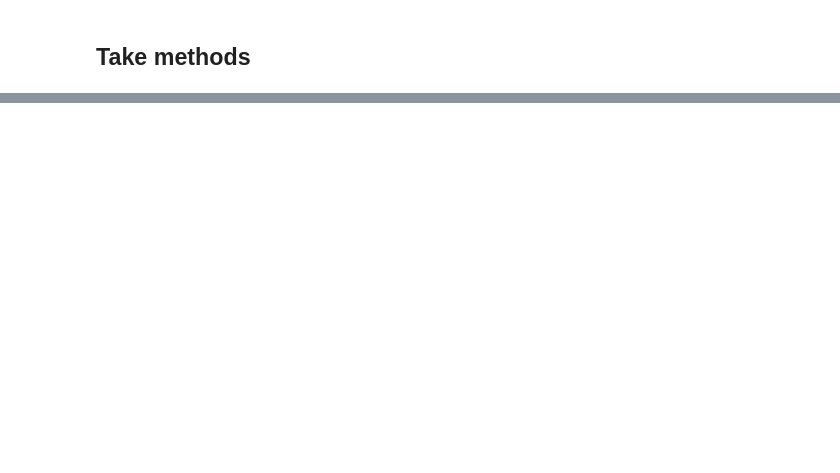
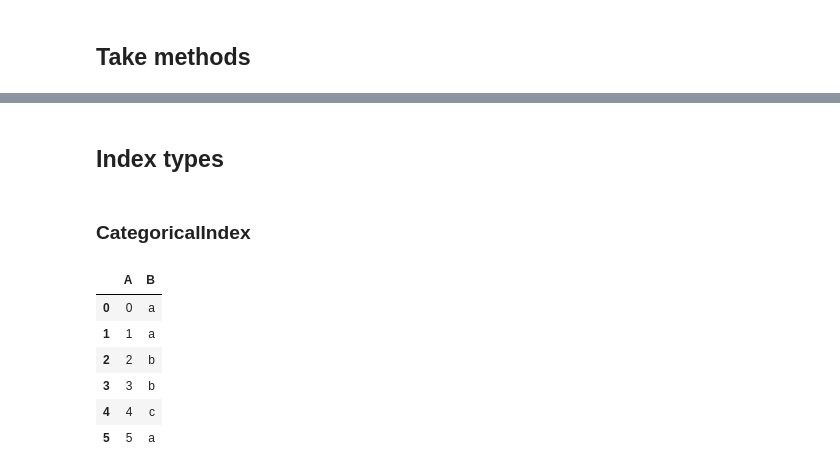
Before and after one commit to shizidushu/pandas-docs-coding-notebook, a Jupyter notebook: multiindex-advanced-indexing.ipynb, the cells around one changed output, grey strips where cells are left out. Cells and saved outputs as stored; diff of their text form; code cells hidden in the pictures; blank space fills up the shorter version.

```diff
--- a/multiindex-advanced-indexing.ipynb
+++ b/multiindex-advanced-indexing.ipynb
@@ -1225,0 +1340,4 @@ dfm.loc[(0, 'y'):(1,'z')]
+# %% [markdown]
+## Index types
+# %% [markdown]
+### CategoricalIndex
@@ -1225,0 +1346,12 @@ dfm.loc[(0, 'y'):(1,'z')]
+# %%
+df = pd.DataFrame({"A": np.arange(6), "B": list("aabbca")})
+# %%
+df
+# %% [output]
+|  | A | B |
+| 0 | 0 | a |
+| 1 | 1 | a |
+| 2 | 2 | b |
+| 3 | 3 | b |
+| 4 | 4 | c |
+| 5 | 5 | a |
```
Also changed, not shown: parts of 113 cells of this notebook.
